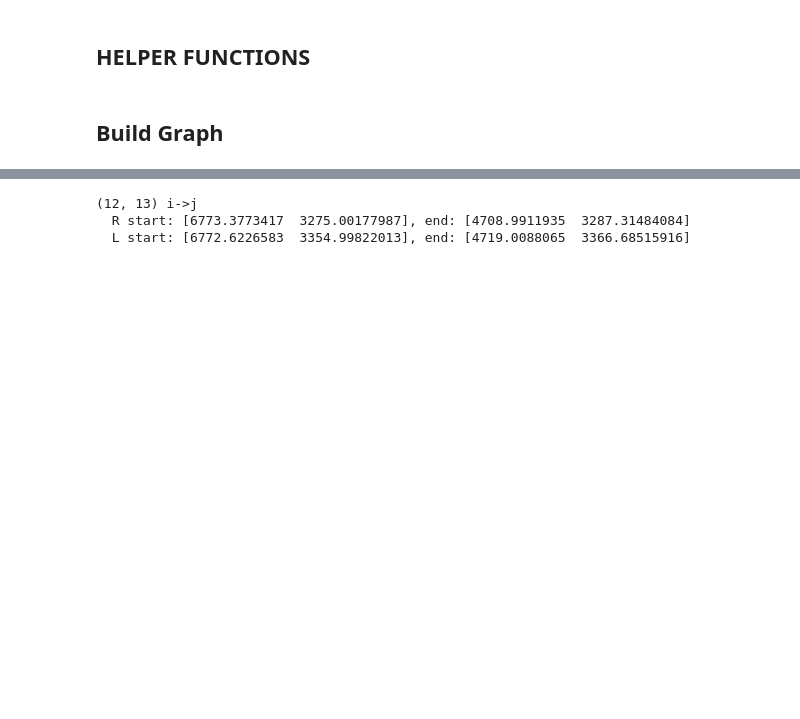
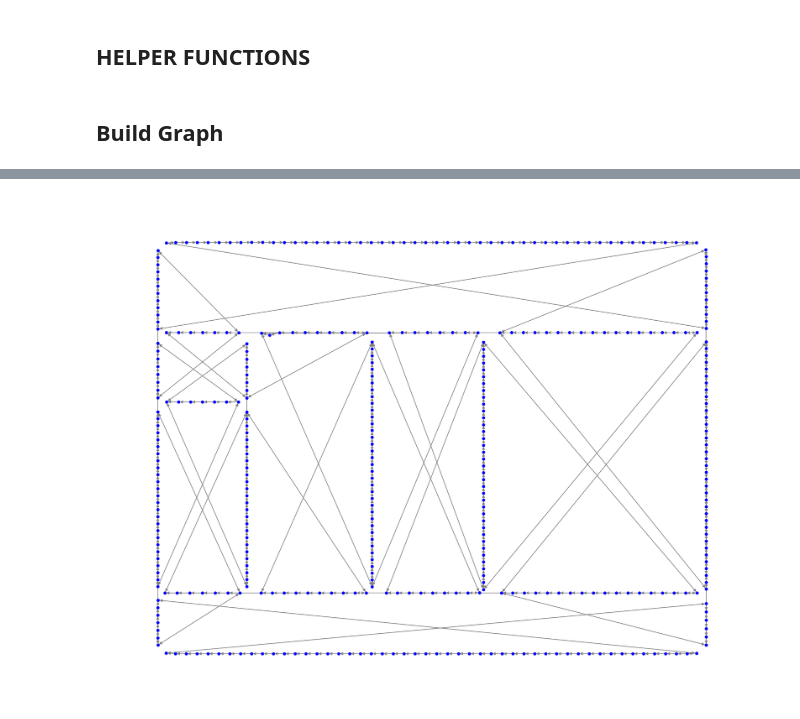
Before and after one commit to danielmtzbarba/carlabev-env, a Jupyter notebook: CarlaBEV/scripts/debug_map_graph.ipynb, the cells around one changed output, grey strips where cells are left out. Saved outputs shown, nothing was run; the diff lists cells and outputs as text; code cells hidden in the pictures; blank space fills up the shorter version.

Commit message:
right lane fixed

```diff
--- a/CarlaBEV/scripts/debug_map_graph.ipynb
+++ b/CarlaBEV/scripts/debug_map_graph.ipynb
@@ -437,0 +446,14 @@ for desired_direction, seg_list in directions.items():
+# %%
+# Deepcopy to avoid modifying original segment_info
+map_data = deepcopy(segment_info_copy)
+
+# Example correction list
+directions = {
+    "i->j": [],                # segments that should go from i to j
+    "j->i": [(0, 1), (1, 6), (13, 15), (6 ,13)]  # segments that need to be flipped
+}
+map_data = flip_road_directions(map_data, directions)
+
+# Initialize lane graphs
+G_left = nx.DiGraph()
+G_right = nx.DiGraph()
@@ -438,25 +465,15 @@ for desired_direction, seg_list in directions.items():
 # %%
-# Deepcopy to avoid modifying original segment_info
-map_data = deepcopy(segment_info_copy)
-
-# Initialize lane graphs
-G_left = nx.DiGraph()
-G_right = nx.DiGraph()
-
 for seg_id, seg_data in map_data.items():
+    seg_data["R"] =  seg_data["R"][1:-1]
+    seg_data["L"] =  seg_data["L"][1:-1]
     add_lane_segment(G_right, seg_id, seg_data["R"], "R")
     add_lane_segment(G_left,  seg_id, seg_data["L"], "L")
 
+
+# Try:
+G_left = connect_neighbor_segments(G_left, connections=connections,lane_type="L", segment_info=map_data)
+G_right = connect_neighbor_segments(G_right, connections=connections,lane_type="R", segment_info=map_data)
+
 # Combined graph if needed
 G_combined = nx.compose(G_left, G_right)
-
-# --- Connect segments ---
-for seg_id, seg_data in map_data.items():
-    for lane_type, G in zip(["L", "R"], [G_left, G_right]):
-       # G = connect_segment_endpoints(G, seg_id, lane_type[:1].upper(), map_data)
-       pass
-
-# --- Visualization ---
-pos = {n: G_right.nodes[n]['pos'] for n in G_right.nodes}
-nx.draw(G_right, pos=pos, node_size=20, node_color='blue', edge_color='gray')
 # %% [output]
@@ -464,11 +497,6 @@ TypeError: add_lane_segment() missing 1 required positional argument: 'lane_type
-# %%
-seg_id = (12, 13)
-seg_data = segment_info_copy[seg_id]
-a, b = seg_id
-print(f"{seg_id} {seg_data['direction']}")
-print(f"  R start: {seg_data['R'][0]}, end: {seg_data['R'][-1]}")
-print(f"  L start: {seg_data['L'][0]}, end: {seg_data['L'][-1]}")
-# %% [output]
-(12, 13) i->j
-  R start: [6773.3773417  3275.00177987], end: [4708.9911935  3287.31484084]
-  L start: [6772.6226583  3354.99822013], end: [4719.0088065  3366.68515916]
+# %%
+# --- Visualization ---
+pos = {n: G_left.nodes[n]['pos'] for n in G_left.nodes}
+nx.draw(G_left, pos=pos, node_size=20, node_color='blue', edge_color='gray')
+# %% [output]
+[figure, added]
```
Also changed, not shown: parts of 11 cells of this notebook.
